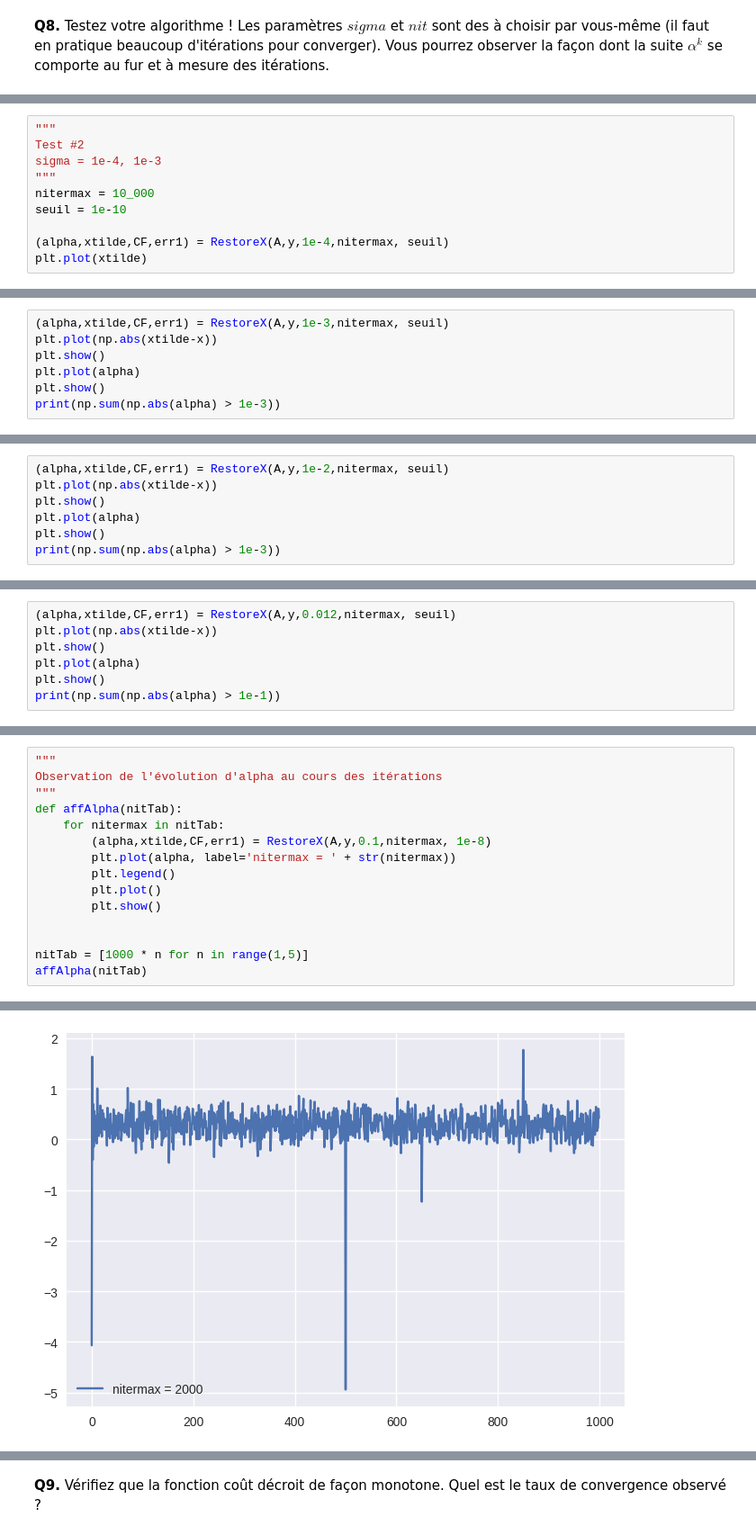
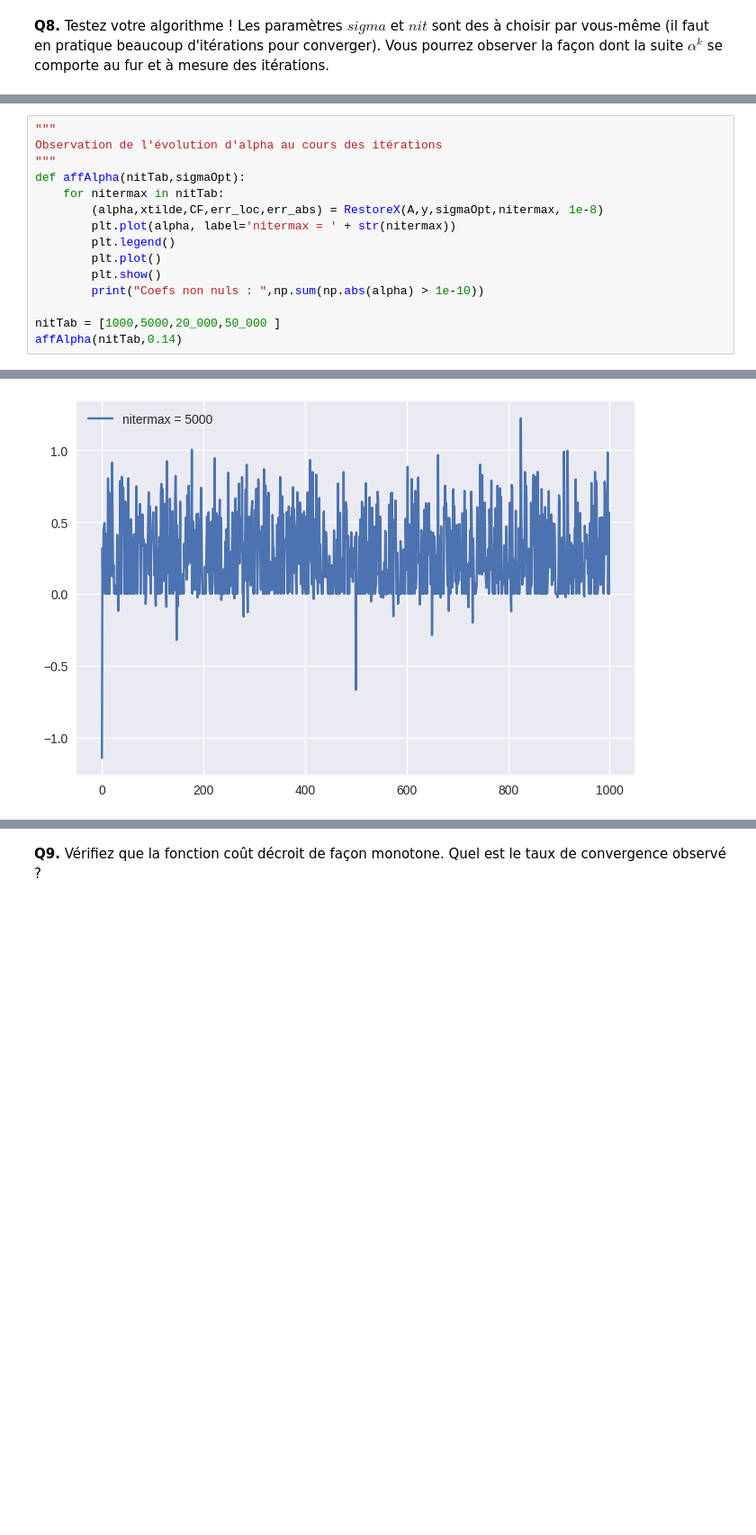
Before and after one commit to YamSok/CESBIO_BIOMASS, a Jupyter notebook: TP2_CompressiveSensing-maya.ipynb, the cells around one changed output, grey strips where cells are left out. Shown at 90% size. Drawn from its saved outputs; the diff is of its cells as text; blank space fills up the shorter version.

```diff
--- a/TP2_CompressiveSensing-maya.ipynb
+++ b/TP2_CompressiveSensing-maya.ipynb
@@ -342,10 +337,0 @@ bestSigma(testData,nitermax,seuil)
-# %%
-"""
-Test #2
-sigma = 1e-4, 1e-3
-"""
-nitermax = 10_000
-seuil = 1e-10
-
-(alpha,xtilde,CF,err1) = RestoreX(A,y,1e-4,nitermax, seuil)
-plt.plot(xtilde)
@@ -355,7 +337,0 @@ plt.plot(xtilde)
-# %%
-(alpha,xtilde,CF,err1) = RestoreX(A,y,1e-3,nitermax, seuil)
-plt.plot(np.abs(xtilde-x))
-plt.show()
-plt.plot(alpha)
-plt.show()
-print(np.sum(np.abs(alpha) > 1e-3))
@@ -366,7 +337,0 @@ print(np.sum(np.abs(alpha) > 1e-3))
-# %%
-(alpha,xtilde,CF,err1) = RestoreX(A,y,1e-2,nitermax, seuil)
-plt.plot(np.abs(xtilde-x))
-plt.show()
-plt.plot(alpha)
-plt.show()
-print(np.sum(np.abs(alpha) > 1e-3))
@@ -377,7 +337,0 @@ print(np.sum(np.abs(alpha) > 1e-3))
-# %%
-(alpha,xtilde,CF,err1) = RestoreX(A,y,0.012,nitermax, seuil)
-plt.plot(np.abs(xtilde-x))
-plt.show()
-plt.plot(alpha)
-plt.show()
-print(np.sum(np.abs(alpha) > 1e-1))
@@ -389,15 +388,15 @@ print(np.sum(np.abs(alpha) > 1e-1))
 """
 Observation de l'évolution d'alpha au cours des itérations
 """
-def affAlpha(nitTab):
+def affAlpha(nitTab,sigmaOpt):
     for nitermax in nitTab:
-        (alpha,xtilde,CF,err1) = RestoreX(A,y,0.1,nitermax, 1e-8)
+        (alpha,xtilde,CF,err_loc,err_abs) = RestoreX(A,y,sigmaOpt,nitermax, 1e-8)
         plt.plot(alpha, label='nitermax = ' + str(nitermax))
         plt.legend()
         plt.plot()
         plt.show()
+        print("Coefs non nuls : ",np.sum(np.abs(alpha) > 1e-10))
 
-
-nitTab = [1000 * n for n in range(1,5)]
-affAlpha(nitTab)
+nitTab = [1000,5000,20_000,50_000 ]
+affAlpha(nitTab,0.14)
 # %% [output]
@@ -405 +405 @@ affAlpha(nitTab)
-[figure, old version]
+[figure, new version]
```
Also changed, not shown: parts of 38 cells of this notebook, 1 other file.
